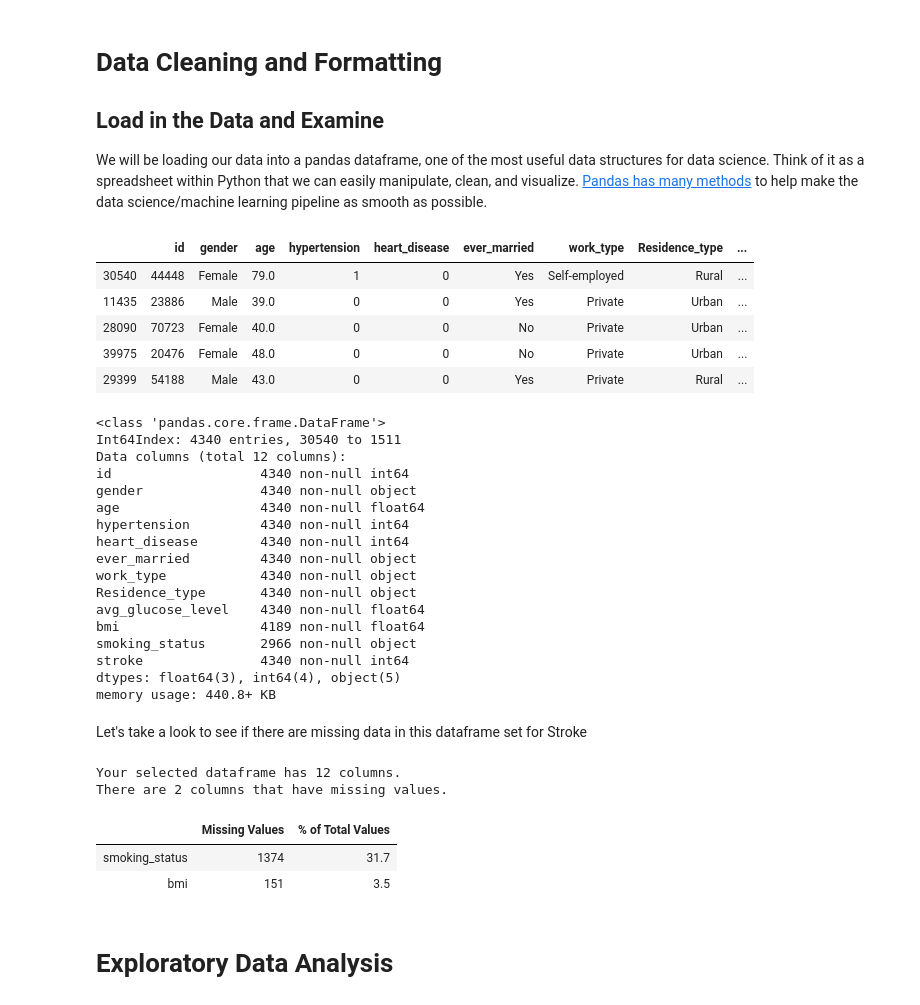
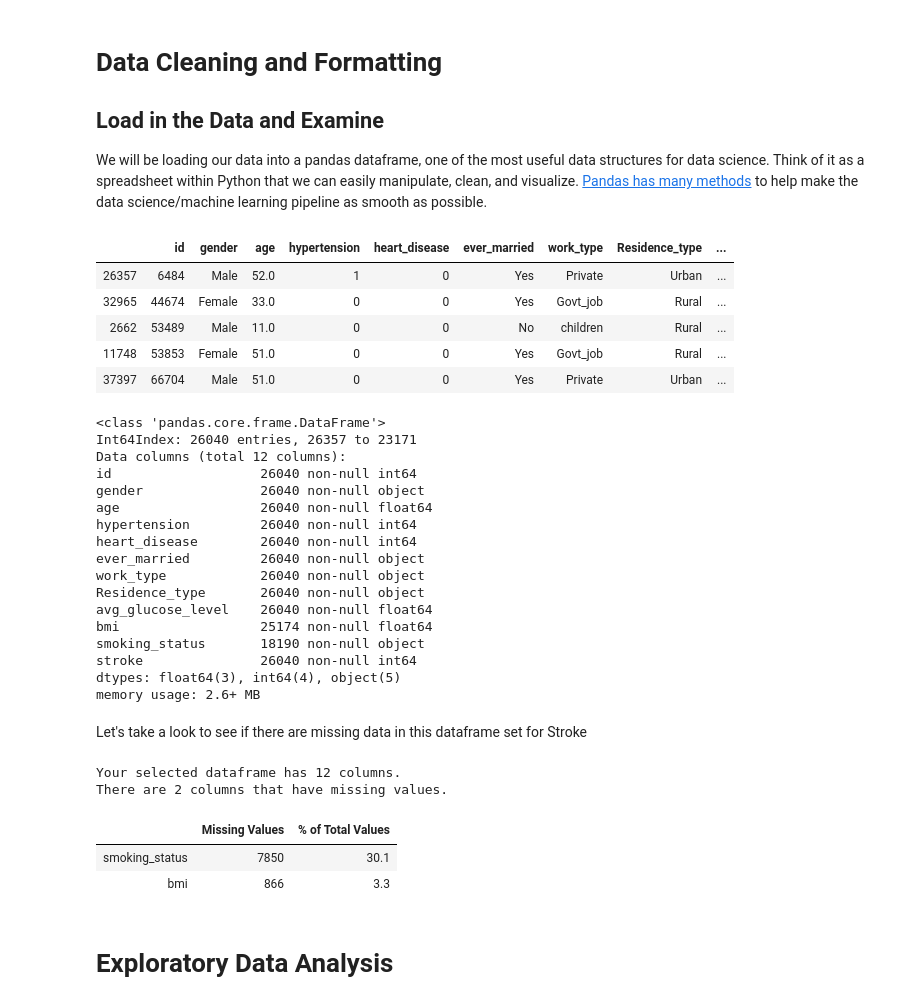
Before and after one commit to Coolbreeze151/Predicting-Stroke, a Jupyter notebook: Stroke Prediction.ipynb, the cells around one changed output. Drawn from its saved outputs; the diff is of its cells as text; code cells hidden in the pictures.

```diff
--- a/Stroke Prediction.ipynb
+++ b/Stroke Prediction.ipynb
@@ -52,40 +52,40 @@ We will be loading our data into a pandas dataframe, one of the most useful data
 # %%
 # Read in data into a dataframe
 train_df = pd.read_csv('train_2v.csv')
 test_df = pd.read_csv('test_2v.csv')
 
 # Because data is huge, for purpose of practice, will reduce it to 20% sample of the whole population for the time being.
-train_df = train_df.sample(frac=0.1, replace=True)
+train_df = train_df.sample(frac=0.6, replace=True)
 
 # Display top of dataframe
 train_df.head()
 # %% [output]
 |  | id | gender | age | hypertension | heart_disease | ever_married | work_type | Residence_type | ... |
-| 30540 | 44448 | Female | 79.0 | 1 | 0 | Yes | Self-employed | Rural | ... |
-| 11435 | 23886 | Male | 39.0 | 0 | 0 | Yes | Private | Urban | ... |
-| 28090 | 70723 | Female | 40.0 | 0 | 0 | No | Private | Urban | ... |
-| 39975 | 20476 | Female | 48.0 | 0 | 0 | No | Private | Urban | ... |
-| 29399 | 54188 | Male | 43.0 | 0 | 0 | Yes | Private | Rural | ... |
+| 26357 | 6484 | Male | 52.0 | 1 | 0 | Yes | Private | Urban | ... |
+| 32965 | 44674 | Female | 33.0 | 0 | 0 | Yes | Govt_job | Rural | ... |
+| 2662 | 53489 | Male | 11.0 | 0 | 0 | No | children | Rural | ... |
+| 11748 | 53853 | Female | 51.0 | 0 | 0 | Yes | Govt_job | Rural | ... |
+| 37397 | 66704 | Male | 51.0 | 0 | 0 | Yes | Private | Urban | ... |
 # %%
 train_df.info()
 # %% [output]
 <class 'pandas.core.frame.DataFrame'>
-Int64Index: 4340 entries, 30540 to 1511
+Int64Index: 26040 entries, 26357 to 23171
 Data columns (total 12 columns):
-id                   4340 non-null int64
-gender               4340 non-null object
-age                  4340 non-null float64
-hypertension         4340 non-null int64
-heart_disease        4340 non-null int64
-ever_married         4340 non-null object
-work_type            4340 non-null object
-Residence_type       4340 non-null object
-avg_glucose_level    4340 non-null float64
-bmi                  4189 non-null float64
-smoking_status       2966 non-null object
-stroke               4340 non-null int64
+id                   26040 non-null int64
+gender               26040 non-null object
+age                  26040 non-null float64
+hypertension         26040 non-null int64
+heart_disease        26040 non-null int64
+ever_married         26040 non-null object
+work_type            26040 non-null object
+Residence_type       26040 non-null object
+avg_glucose_level    26040 non-null float64
+bmi                  25174 non-null float64
+smoking_status       18190 non-null object
+stroke               26040 non-null int64
 dtypes: float64(3), int64(4), object(5)
-memory usage: 440.8+ KB
+memory usage: 2.6+ MB
 # %% [markdown]
 Let's take a look to see if there are missing data in this dataframe set for Stroke
 # %%
@@ -122,7 +122,7 @@ missing_values_table(train_df)
 Your selected dataframe has 12 columns.
 There are 2 columns that have missing values.
 |  | Missing Values | % of Total Values |
-| smoking_status | 1374 | 31.7 |
-| bmi | 151 | 3.5 |
+| smoking_status | 7850 | 30.1 |
+| bmi | 866 | 3.3 |
 # %% [markdown]
 # Exploratory Data Analysis
```
Also changed, not shown: parts of 16 cells of this notebook.
